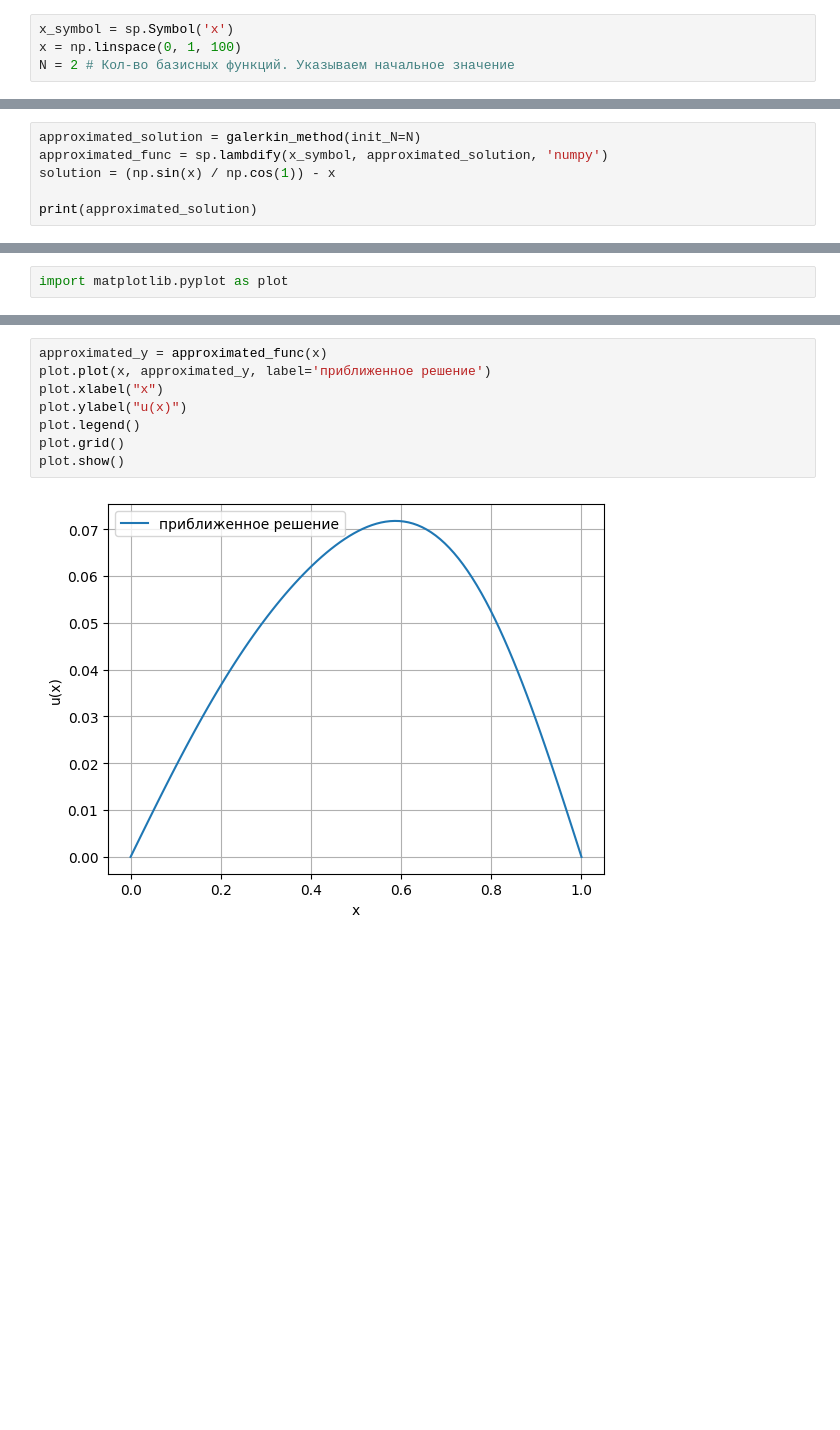
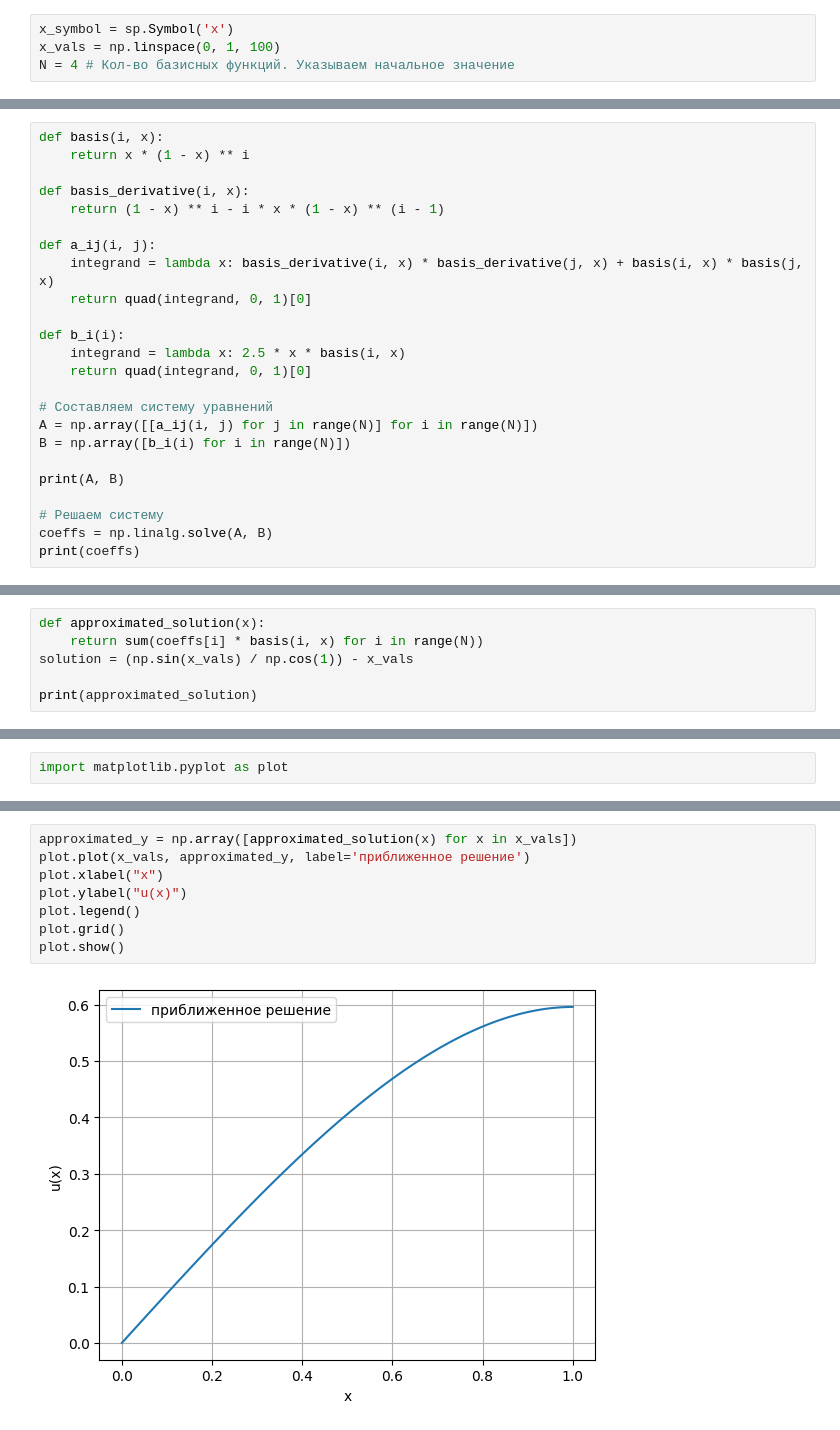
Before and after one commit to AntonG0rbachev/Finate-Elements-Methods, a Jupyter notebook: GalerkinMethod/src/main.ipynb, the cells around one changed output, grey strips where cells are left out. Cells and saved outputs as stored; diff of their text form; blank space fills up the shorter version.

Commit message:
chore: solve galerkin

```diff
--- a/GalerkinMethod/src/main.ipynb
+++ b/GalerkinMethod/src/main.ipynb
@@ -6,5 +7,5 @@ import sympy as sp
 import math
 # %%
 x_symbol = sp.Symbol('x')
-x = np.linspace(0, 1, 100)
-N = 2 # Кол-во базисных функций. Указываем начальное значение
+x_vals = np.linspace(0, 1, 100)
+N = 4 # Кол-во базисных функций. Указываем начальное значение
@@ -39,6 +11,0 @@ def galerkin_method(tol=1e-6, init_N=2, max_N=10):
-# %%
-approximated_solution = galerkin_method(init_N=N)
-approximated_func = sp.lambdify(x_symbol, approximated_solution, 'numpy')
-solution = (np.sin(x) / np.cos(1)) - x
-
-print(approximated_solution)
@@ -46,0 +12,24 @@ print(approximated_solution)
+# %%
+def basis(i, x):
+    return x * (1 - x) ** i
+
+def basis_derivative(i, x):
+    return (1 - x) ** i - i * x * (1 - x) ** (i - 1)
+
+def a_ij(i, j):
+    integrand = lambda x: basis_derivative(i, x) * basis_derivative(j, x) + basis(i, x) * basis(j, x)
+    return quad(integrand, 0, 1)[0]
+
+def b_i(i):
+    integrand = lambda x: 2.5 * x * basis(i, x)
+    return quad(integrand, 0, 1)[0]
+
+# Составляем систему уравнений
+A = np.array([[a_ij(i, j) for j in range(N)] for i in range(N)])
+B = np.array([b_i(i) for i in range(N)])
+
+print(A, B)
+
+# Решаем систему
+coeffs = np.linalg.solve(A, B)
+print(coeffs)
@@ -46,0 +42,6 @@ print(approximated_solution)
+# %%
+def approximated_solution(x):
+    return sum(coeffs[i] * basis(i, x) for i in range(N))
+solution = (np.sin(x_vals) / np.cos(1)) - x_vals
+
+print(approximated_solution)
@@ -57,13 +60,13 @@ plot.show()
 # %% [output]
 [figure]
 # %%
-approximated_y = approximated_func(x)
-plot.plot(x, approximated_y, label='приближенное решение')
+approximated_y = np.array([approximated_solution(x) for x in x_vals])
+plot.plot(x_vals, approximated_y, label='приближенное решение')
 plot.xlabel("x")
 plot.ylabel("u(x)")
 plot.legend()
 plot.grid()
 plot.show()
 # %% [output]
-[figure, old version]
+[figure, new version]
 # %%
```
Also changed, not shown: parts of 7 cells of this notebook.
